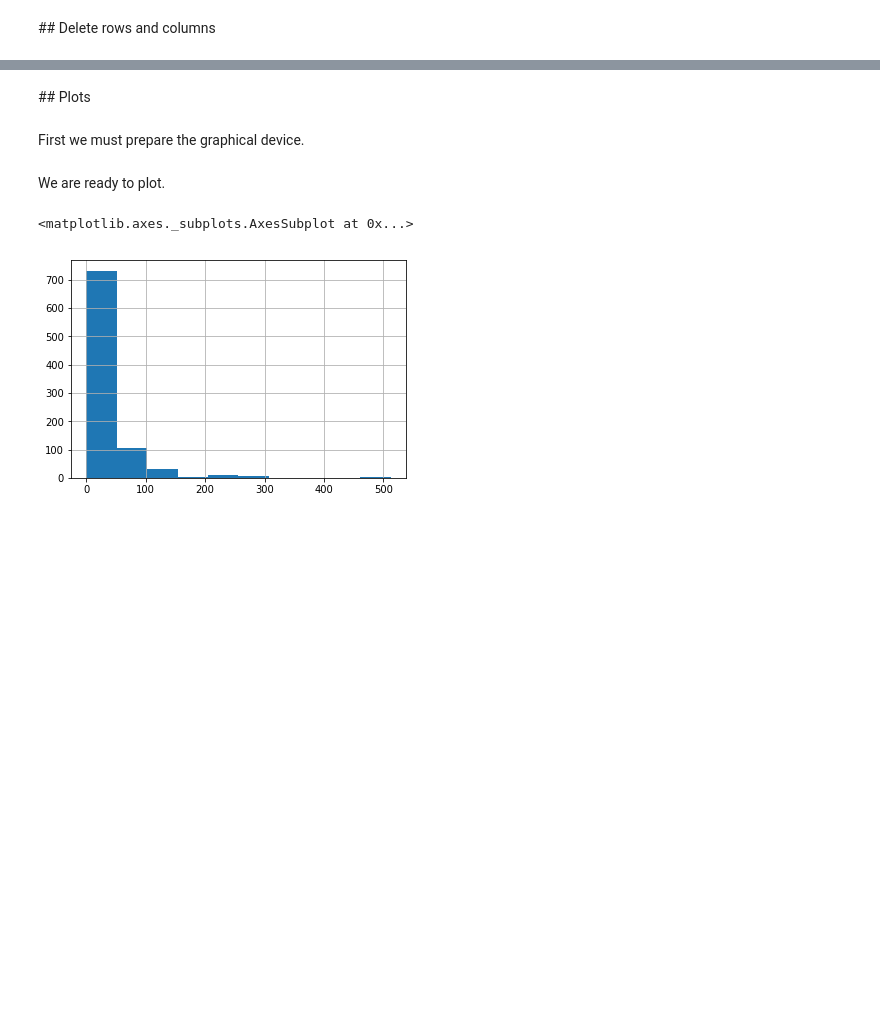
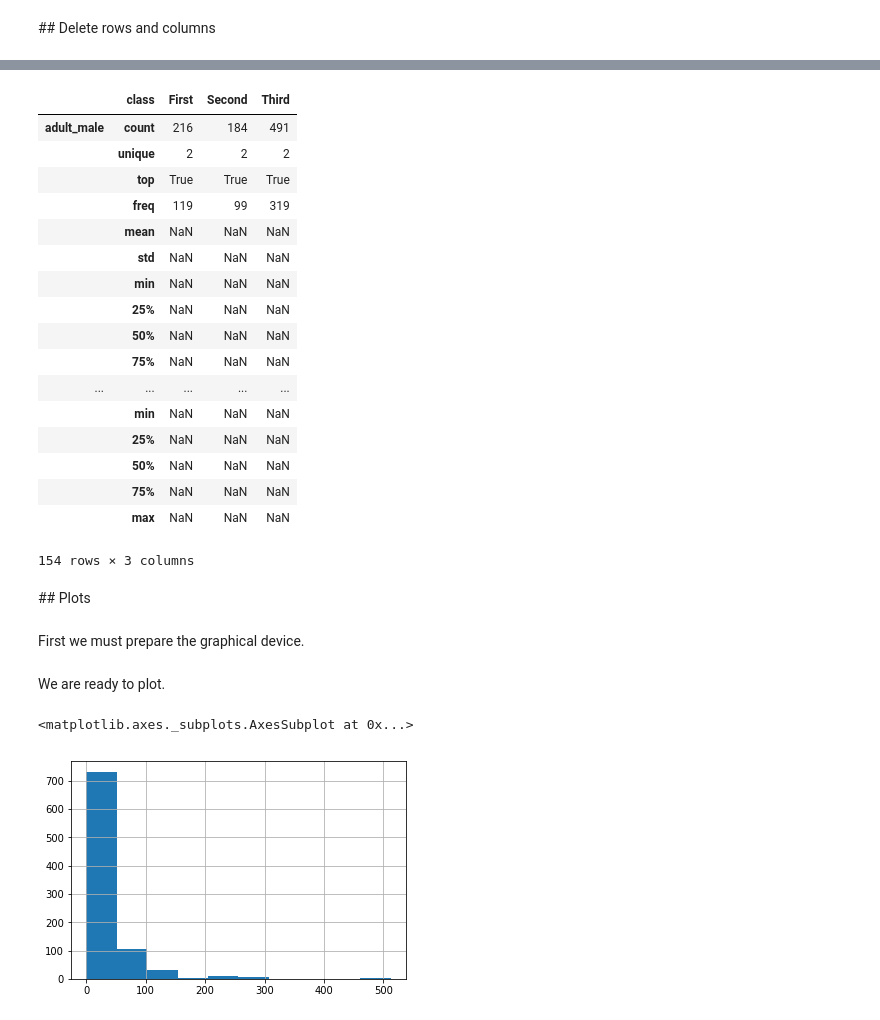
Before and after one commit to dfbarrero/dataCourse, a Jupyter notebook: pandas/Pandas.ipynb, the cells around one changed output, grey strips where cells are left out. Drawn from its saved outputs; the diff is of its cells as text; code cells hidden in the pictures; blank space fills up the shorter version.

```diff
--- a/pandas/Pandas.ipynb
+++ b/pandas/Pandas.ipynb
@@ -250,3 +290,24 @@ data.drop([10,12,20], axis=0); # Delete several rows
+# %%
+data.groupby('class').describe(include="all").T
+# %% [output]
+|  | class | First | Second | Third |
+| adult_male | count | 216 | 184 | 491 |
+|  | unique | 2 | 2 | 2 |
+|  | top | True | True | True |
+|  | freq | 119 | 99 | 319 |
+|  | mean | NaN | NaN | NaN |
+|  | std | NaN | NaN | NaN |
+|  | min | NaN | NaN | NaN |
+|  | 25% | NaN | NaN | NaN |
+|  | 50% | NaN | NaN | NaN |
+|  | 75% | NaN | NaN | NaN |
+| ... | ... | ... | ... | ... |
+|  | min | NaN | NaN | NaN |
+|  | 25% | NaN | NaN | NaN |
+|  | 50% | NaN | NaN | NaN |
+|  | 75% | NaN | NaN | NaN |
+|  | max | NaN | NaN | NaN |
+154 rows × 3 columns
 # %% [markdown]
 ## Plots
 # %% [markdown]
```
Also changed, not shown: parts of 13 cells of this notebook, 1 other file.
